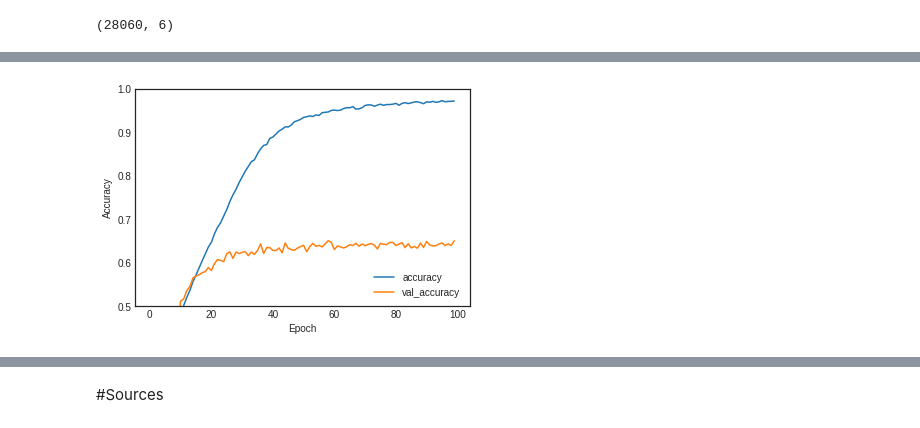
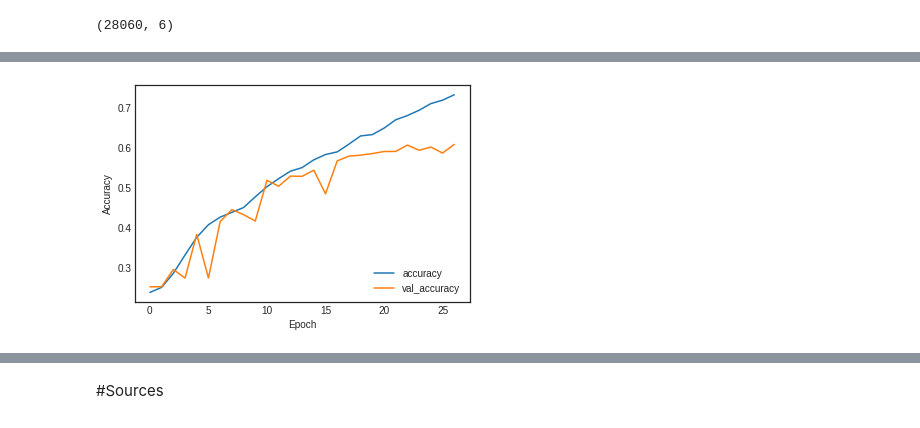
Before and after one commit to Jade-P/MLGroupProject, a Jupyter notebook: CNN_after_Preprocessing.ipynb, the cells around one changed output, grey strips where cells are left out. Drawn from its saved outputs; the diff is of its cells as text; code cells hidden in the pictures.

```diff
--- a/CNN_after_Preprocessing.ipynb
+++ b/CNN_after_Preprocessing.ipynb
@@ -989,4 +986,5 @@ modelc.compile(optimizer = 'adam', loss = 'categorical_crossentropy',
 # %%
-historyc = modelc.fit(X_train, y_train, epochs=100, batch_size = 64, steps_per_epoch = 28060/64, validation_data=(X_test, y_test), workers=16)
+historyc = modelc.fit(X_train, y_train, epochs=100, batch_size = 128, steps_per_epoch = 28060/128, validation_data=(X_test, y_test), workers=16,
+                      callbacks = EarlyStopping(monitor='val_loss', restore_best_weights=True, mode='min', min_delta=0.01, patience=10))
 # %% [output]
 Epoch 1/100
@@ -1015,7 +1018,6 @@ plt.plot(historyc.history['accuracy'], label='accuracy')
 plt.plot(historyc.history['val_accuracy'], label = 'val_accuracy')
 plt.xlabel('Epoch')
 plt.ylabel('Accuracy')
-plt.ylim([0.5, 1])
 plt.legend(loc='lower right')
 
 test_loss, test_acc = modelc.evaluate(X_test,  y_test, verbose=2)
@@ -1026 +1028 @@ print(test_acc)
-[figure, old version]
+[figure, new version]
```
Also changed, not shown: parts of 12 cells of this notebook.
